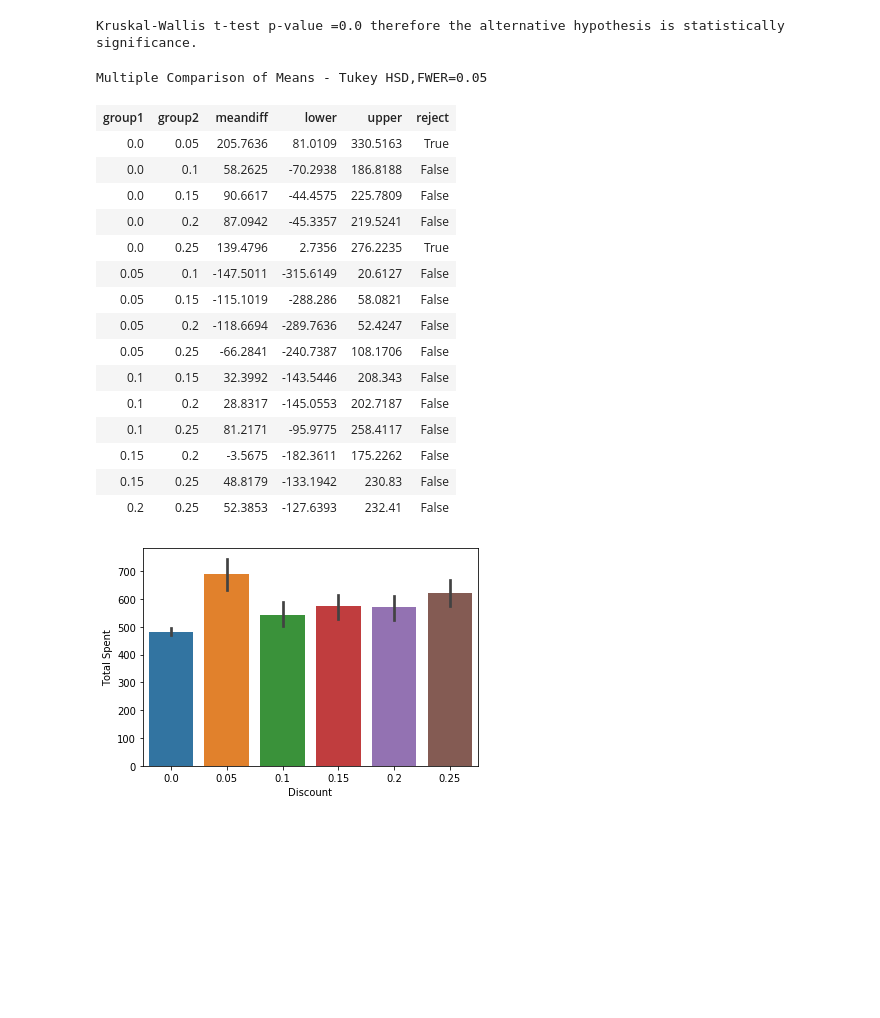
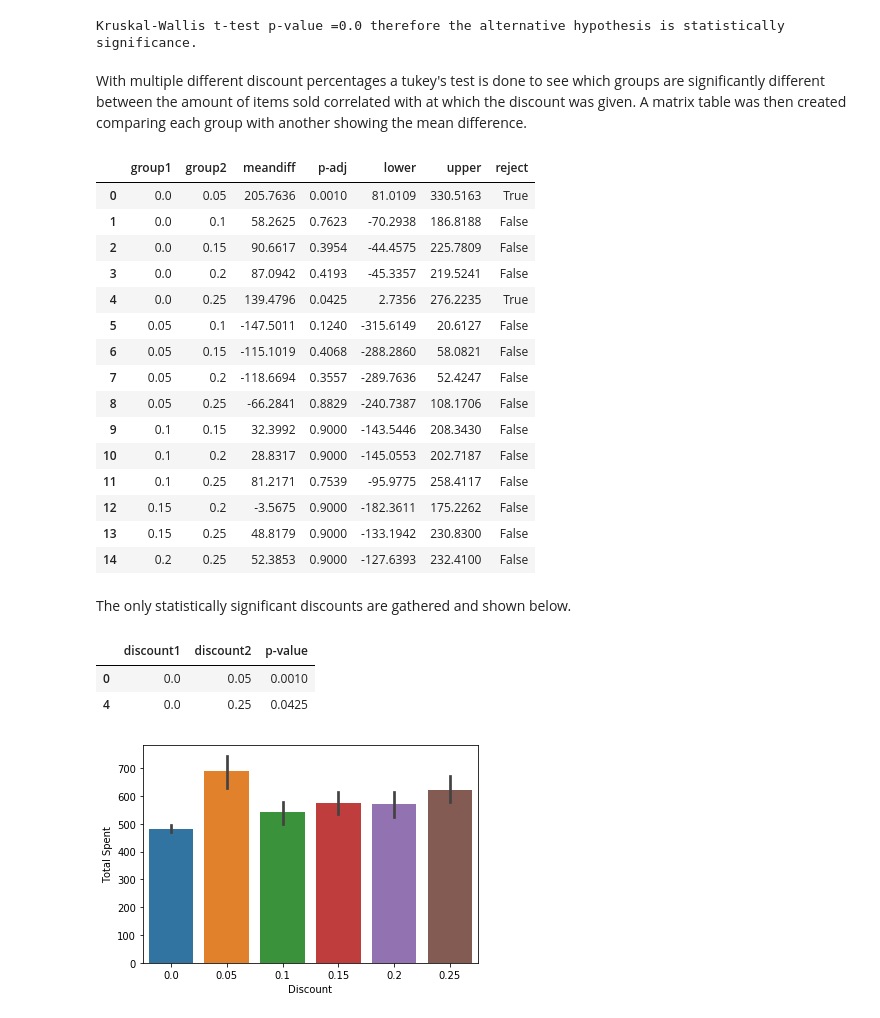
Before and after one commit to ohsusanna93/hypothesis_testing_workflow_python, a Jupyter notebook: student.ipynb, the cells around one changed output. Saved outputs shown, nothing was run; the diff lists cells and outputs as text; code cells hidden in the pictures; blank space fills up the shorter version.

```diff
--- a/student.ipynb
+++ b/student.ipynb
@@ -431,0 +445,4 @@ Explore the data and pull in the information needed to test the hypothesis. Anot
+# %%
+cur.execute('''SELECT * from OrderDetail''')
+col_names = [x[0] for x in cur.description]
+col_names
@@ -431,0 +451,3 @@ Explore the data and pull in the information needed to test the hypothesis. Anot
+# %%
+df = pd.DataFrame(cur.fetchall(), columns = col_names)
+df.head()
@@ -579,6 +612,8 @@ stat,p = stats.kruskal(*data)
 print(f'Kruskal-Wallis t-test p-value ={round(p,4)} therefore the alternative hypothesis is statistically significance.')
 # %% [output]
 Kruskal-Wallis t-test p-value =0.0 therefore the alternative hypothesis is statistically significance.
+# %% [markdown]
+With multiple different discount percentages a tukey's test is done to see which groups are significantly different between the amount of items sold correlated with at which the discount was given. A matrix table was then created comparing each group with another showing the mean difference.
 # %%
 df_tukeys = prep_data_for_tukeys(discounts)
 df_tukeys.head()
@@ -586,25 +621,36 @@ df_tukeys.columns = ['Total Spent','Discount']
 # %%
 from statsmodels.stats.multicomp import pairwise_tukeyhsd
 model= pairwise_tukeyhsd(df_tukeys['Total Spent'],df_tukeys['Discount'])
 model.summary()
+df = pd.DataFrame(data=model._results_table.data[1:], columns=model._results_table.data[0])
+df
 # %% [output]
-Multiple Comparison of Means - Tukey HSD,FWER=0.05
-| group1 | group2 | meandiff | lower | upper | reject |
-| 0.0 | 0.05 | 205.7636 | 81.0109 | 330.5163 | True |
-| 0.0 | 0.1 | 58.2625 | -70.2938 | 186.8188 | False |
-| 0.0 | 0.15 | 90.6617 | -44.4575 | 225.7809 | False |
-| 0.0 | 0.2 | 87.0942 | -45.3357 | 219.5241 | False |
-| 0.0 | 0.25 | 139.4796 | 2.7356 | 276.2235 | True |
-| 0.05 | 0.1 | -147.5011 | -315.6149 | 20.6127 | False |
-| 0.05 | 0.15 | -115.1019 | -288.286 | 58.0821 | False |
-| 0.05 | 0.2 | -118.6694 | -289.7636 | 52.4247 | False |
-| 0.05 | 0.25 | -66.2841 | -240.7387 | 108.1706 | False |
-| 0.1 | 0.15 | 32.3992 | -143.5446 | 208.343 | False |
-| 0.1 | 0.2 | 28.8317 | -145.0553 | 202.7187 | False |
-| 0.1 | 0.25 | 81.2171 | -95.9775 | 258.4117 | False |
-| 0.15 | 0.2 | -3.5675 | -182.3611 | 175.2262 | False |
-| 0.15 | 0.25 | 48.8179 | -133.1942 | 230.83 | False |
-| 0.2 | 0.25 | 52.3853 | -127.6393 | 232.41 | False |
+|  | group1 | group2 | meandiff | p-adj | lower | upper | reject |
+| 0 | 0.0 | 0.05 | 205.7636 | 0.0010 | 81.0109 | 330.5163 | True |
+| 1 | 0.0 | 0.1 | 58.2625 | 0.7623 | -70.2938 | 186.8188 | False |
+| 2 | 0.0 | 0.15 | 90.6617 | 0.3954 | -44.4575 | 225.7809 | False |
+| 3 | 0.0 | 0.2 | 87.0942 | 0.4193 | -45.3357 | 219.5241 | False |
+| 4 | 0.0 | 0.25 | 139.4796 | 0.0425 | 2.7356 | 276.2235 | True |
+| 5 | 0.05 | 0.1 | -147.5011 | 0.1240 | -315.6149 | 20.6127 | False |
+| 6 | 0.05 | 0.15 | -115.1019 | 0.4068 | -288.2860 | 58.0821 | False |
+| 7 | 0.05 | 0.2 | -118.6694 | 0.3557 | -289.7636 | 52.4247 | False |
+| 8 | 0.05 | 0.25 | -66.2841 | 0.8829 | -240.7387 | 108.1706 | False |
+| 9 | 0.1 | 0.15 | 32.3992 | 0.9000 | -143.5446 | 208.3430 | False |
+| 10 | 0.1 | 0.2 | 28.8317 | 0.9000 | -145.0553 | 202.7187 | False |
+| 11 | 0.1 | 0.25 | 81.2171 | 0.7539 | -95.9775 | 258.4117 | False |
+| 12 | 0.15 | 0.2 | -3.5675 | 0.9000 | -182.3611 | 175.2262 | False |
+| 13 | 0.15 | 0.25 | 48.8179 | 0.9000 | -133.1942 | 230.8300 | False |
+| 14 | 0.2 | 0.25 | 52.3853 | 0.9000 | -127.6393 | 232.4100 | False |
+# %% [markdown]
+The only statistically significant discounts are gathered and shown below.
+# %%
+sig = df.loc[df['reject']==True][['group1', 'group2', 'p-adj']]
+sig.columns = ['discount1','discount2','p-value']
+sig
+# %% [output]
+|  | discount1 | discount2 | p-value |
+| 0 | 0.0 | 0.05 | 0.0010 |
+| 4 | 0.0 | 0.25 | 0.0425 |
 # %%
 sns.barplot(data=df, x = df_tukeys['Discount'], y= df_tukeys['Total Spent'], ci=68);
 # %% [output]
```
Also changed, not shown: parts of 41 cells of this notebook.
